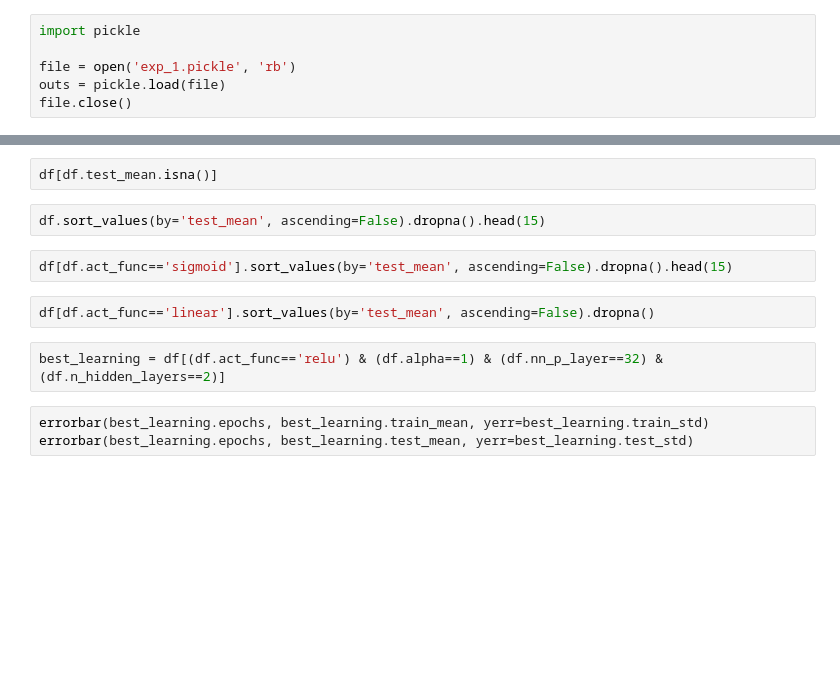
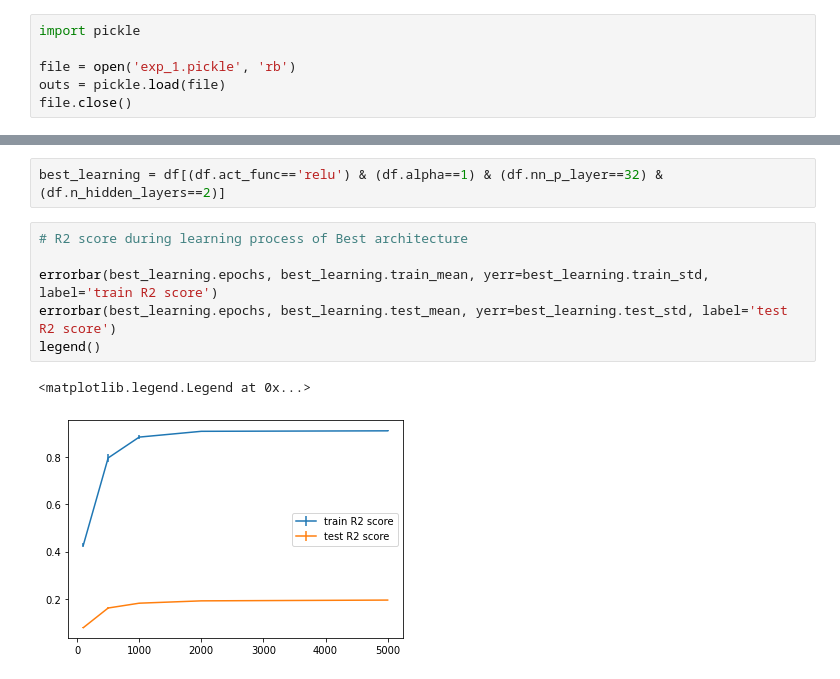
Before and after one commit to MichalBortkiewicz/mlp-neural-network, a Jupyter notebook: notebooks/regression_test.ipynb, the cells around one changed output, grey strips where cells are left out. Cells and saved outputs as stored; diff of their text form; blank space fills up the shorter version.

```diff
--- a/notebooks/regression_test.ipynb
+++ b/notebooks/regression_test.ipynb
@@ -205,13 +249,11 @@ df = pd.DataFrame([{**conf, 'train_mean': train_mean, 'train_std': train_std, 't
-# %%
-df[df.test_mean.isna()]
-# %%
-df.sort_values(by='test_mean', ascending=False).dropna().head(15)
-# %%
-df[df.act_func=='sigmoid'].sort_values(by='test_mean', ascending=False).dropna().head(15)
-# %%
-df[df.act_func=='linear'].sort_values(by='test_mean', ascending=False).dropna()
 # %%
 best_learning = df[(df.act_func=='relu') & (df.alpha==1) & (df.nn_p_layer==32) & (df.n_hidden_layers==2)]
 # %%
-errorbar(best_learning.epochs, best_learning.train_mean, yerr=best_learning.train_std)
-errorbar(best_learning.epochs, best_learning.test_mean, yerr=best_learning.test_std)
+# R2 score during learning process of Best architecture
+
+errorbar(best_learning.epochs, best_learning.train_mean, yerr=best_learning.train_std, label='train R2 score')
+errorbar(best_learning.epochs, best_learning.test_mean, yerr=best_learning.test_std, label='test R2 score')
+legend()
+# %% [output]
+<matplotlib.legend.Legend at 0x...>
+[figure, added]
```
Also changed, not shown: parts of 21 cells of this notebook, 3 other files.
